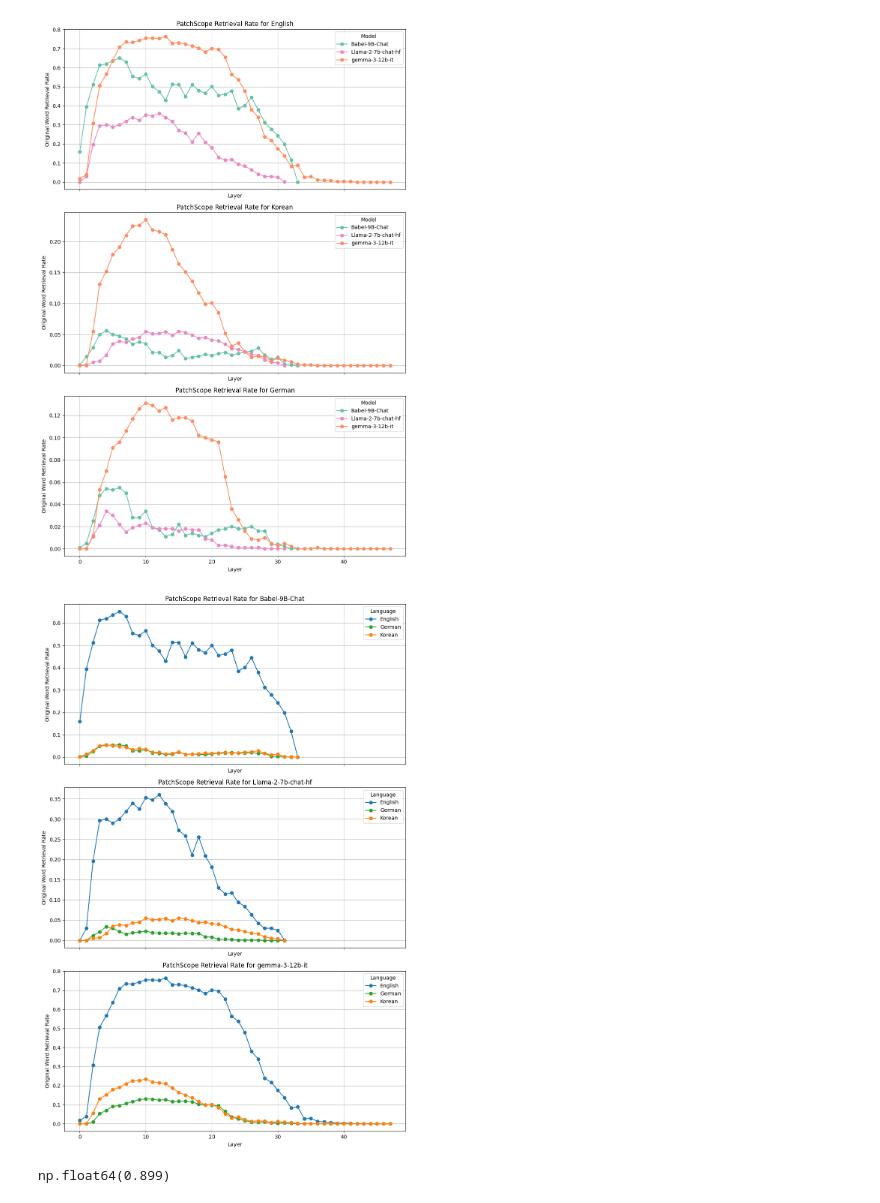
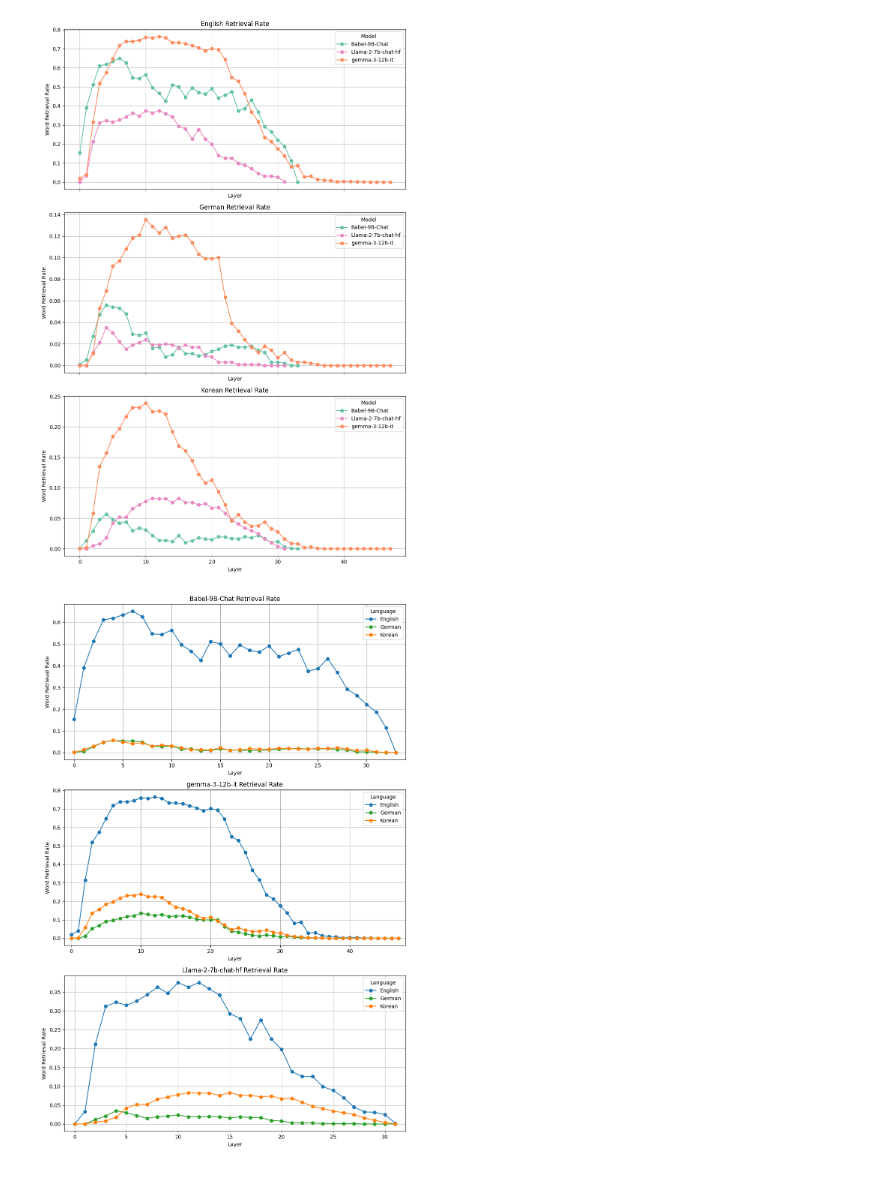
Before and after one commit to hjjjang/multilingual-inner-lexicon, a Jupyter notebook: RQ1/WordIdentity/patchscope_eval_analysis.ipynb, the cells around one changed output. Saved outputs shown, nothing was run; the diff lists cells and outputs as text; code cells hidden in the pictures.

```diff
--- a/RQ1/WordIdentity/patchscope_eval_analysis.ipynb
+++ b/RQ1/WordIdentity/patchscope_eval_analysis.ipynb
@@ -105,12 +89,0 @@ plt.show()
-# %%
-dataset_paths = [
-#  '/home/hyujang/multilingual-inner-lexicon/output/RQ1/WordIdentity/multi_token_Llama-2-7b-chat-hf_German.csv',
-#  '/home/hyujang/multilingual-inner-lexicon/output/RQ1/WordIdentity/multi_token_Llama-2-7b-chat-hf_German_v2.csv',
-#  '/home/hyujang/multilingual-inner-lexicon/output/RQ1/WordIdentity/multi_token_Llama-2-7b-chat-hf_German_v3.csv',
-#  '/home/hyujang/multilingual-inner-lexicon/output/RQ1/WordIdentity/multi_token_gemma-3-12b-it_German.csv',
-#  '/home/hyujang/multilingual-inner-lexicon/output/RQ1/WordIdentity/multi_token_gemma-3-12b-it_German_v2.csv',
-#  '/home/hyujang/multilingual-inner-lexicon/output/RQ1/WordIdentity/multi_token_gemma-3-12b-it_German_v3.csv',
- '/home/hyujang/multilingual-inner-lexicon/output/RQ1/WordIdentity/multi_token_Babel-9B-Chat_German.csv',
- '/home/hyujang/multilingual-inner-lexicon/output/RQ1/WordIdentity/multi_token_Babel-9B-Chat_German_v2.csv',
- '/home/hyujang/multilingual-inner-lexicon/output/RQ1/WordIdentity/multi_token_Babel-9B-Chat_German_v3.csv',
- ]
@@ -201,7 +93,7 @@ import matplotlib.pyplot as plt
 import os
 
 # Group dataset paths by language
-language_datasets = {"English": [], "Korean": [], "German": []}
+language_datasets = {"English": [], "German": [], "Korean": []}
 for path in dataset_paths:
     filename = os.path.basename(path)
     lang = filename.split("_")[3].split(".")[0]
@@ -229,21 +121,17 @@ for ax, (lang, paths) in zip(axes, language_datasets.items()):
             color=model_colors.get(model_short, "black"),
         )
 
-    ax.set_title(f"PatchScope Retrieval Rate for {lang}")
+    ax.set_title(f"{lang} Retrieval Rate")
     ax.set_xlabel("Layer")
-    ax.set_ylabel("Original Word Retrieval Rate")
+    ax.set_ylabel("Word Retrieval Rate")
     ax.legend(title="Model")
     ax.grid(True)
 
 plt.tight_layout()
 plt.show()
 # %% [output]
-[figure, old version]
+[figure, new version]
 # %%
-import pandas as pd
-import matplotlib.pyplot as plt
-import os
-
 # Group dataset paths by model
 model_datasets = {}
 for path in dataset_paths:
@@ -253,39 +141,47 @@ for path in dataset_paths:
         model_datasets[model_short] = []
     model_datasets[model_short].append(path)
 
+desired_order = ["Babel-9B-Chat", "gemma-3-12b-it", "Llama-2-7b-chat-hf"]
+
+# Sort the model_datasets dictionary based on the desired order
+model_datasets = {model: model_datasets[model] for model in desired_order if model in model_datasets}
+
 # Create subplots for each model
-fig, axes = plt.subplots(len(model_datasets), 1, figsize=(10, 5 * len(model_datasets)), sharex=True)
+fig, axes = plt.subplots(len(model_datasets), 1, figsize=(10, 5 * len(model_datasets)), sharex=False)
 
 for ax, (model, paths) in zip(axes, model_datasets.items()):
+    all_layers = []  # To track all layers for setting x-axis limits
     for path in paths:
         filename = os.path.basename(path)
         lang = filename.split("_")[3].split(".")[0]
 
         # Load CSV
         df = pd.read_csv(path)
         df['retrieved'] = df.apply(lambda row: str(row['word']) in str(row['patchscope_result']), axis=1)
         retrieval_rate = df.groupby('layer')['retrieved'].mean()
+
+        # Track layers for x-axis limits
+        all_layers.extend(retrieval_rate.index)
 
         # Plot
         ax.plot(
             retrieval_rate.index,
             retrieval_rate.values,
             marker='o',
             label=lang,
             color=language_colors.get(lang, "black")
         )
 
-    ax.set_title(f"PatchScope Retrieval Rate for {model}")
+    # Set x-axis limits dynamically based on layers
+    ax.set_xlim([min(all_layers)-1, max(all_layers)+1])
+
+    ax.set_title(f"{model} Retrieval Rate")
     ax.set_xlabel("Layer")
-    ax.set_ylabel("Original Word Retrieval Rate")
+    ax.set_ylabel("Word Retrieval Rate")
     ax.legend(title="Language")
     ax.grid(True)
 
 plt.tight_layout()
 plt.show()
 # %% [output]
-[figure, old version]
+[figure, new version]
-# %%
-(df.groupby("word").retrieved.mean() == 0).sum() / len(df.groupby("word"))
-# %% [output]
-np.float64(0.899)
```
Also changed, not shown: parts of 17 cells of this notebook, 42 other files.
